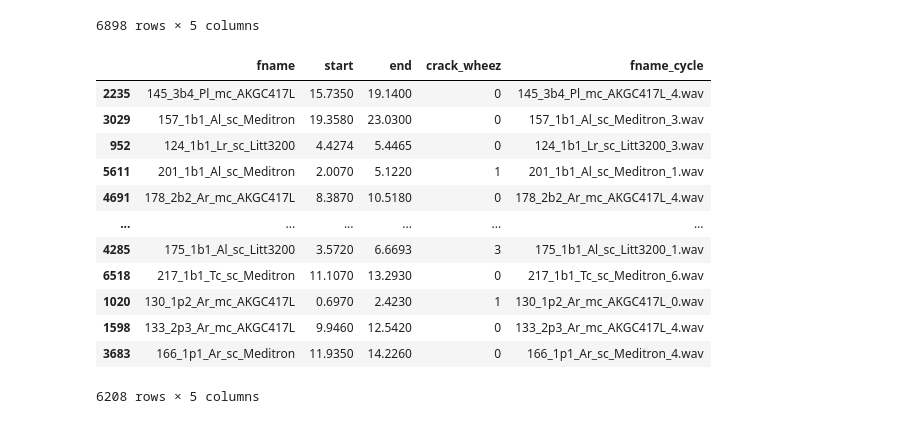
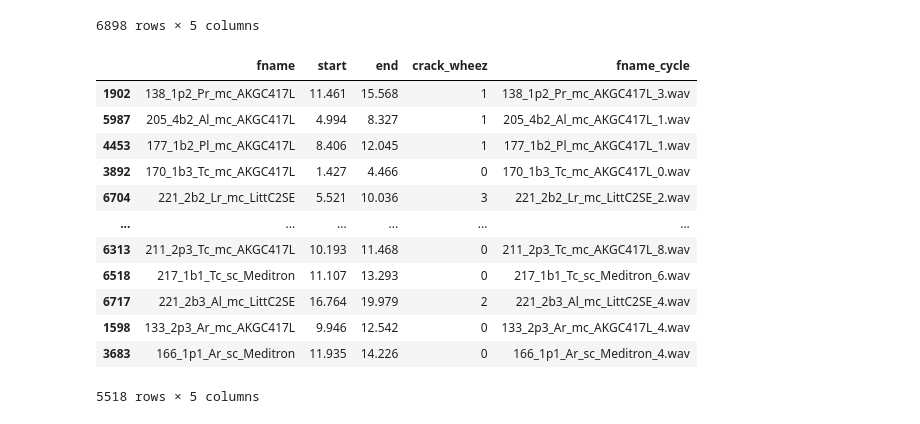
Before and after one commit to priyanshi9692/Adaptive-and-Heuristic-AI-enabled-IoT-Edge-for-high-risk-and-rural-patients, a Jupyter notebook: machinelearning/Respiratory/respiratory_1dconv.ipynb, the cells around one changed output. Drawn from its saved outputs; the diff is of its cells as text; code cells hidden in the pictures.

```diff
--- a/machinelearning/Respiratory/respiratory_1dconv.ipynb
+++ b/machinelearning/Respiratory/respiratory_1dconv.ipynb
@@ -10,5 +17,5 @@ from tensorflow.keras.layers import Conv1D, MaxPooling1D, SeparableConv1D, Dropo
 # %%
-file_data = pd.read_csv('./\Breath_cycles/file_data.csv')
+file_data = pd.read_csv('file_data.csv')
 file_data
 # %% [output]
 |  | fname | start | end | crack_wheez | fname_cycle |
@@ -25,22 +32,22 @@ file_data
 | 6897 | 226_1b1_Pl_sc_LittC2SE | 19.436 | 19.979 | 0 | 226_1b1_Pl_sc_LittC2SE_10.wav |
 6898 rows × 5 columns
 # %%
-train_df, test_df = train_test_split(file_data, test_size=0.1, random_state=42, stratify = file_data['crack_wheez'])
+train_df, test_df = train_test_split(file_data, test_size=0.2, random_state=42, stratify = file_data['crack_wheez'])
 train_df
 # %% [output]
 |  | fname | start | end | crack_wheez | fname_cycle |
-| 2235 | 145_3b4_Pl_mc_AKGC417L | 15.7350 | 19.1400 | 0 | 145_3b4_Pl_mc_AKGC417L_4.wav |
-| 3029 | 157_1b1_Al_sc_Meditron | 19.3580 | 23.0300 | 0 | 157_1b1_Al_sc_Meditron_3.wav |
-| 952 | 124_1b1_Lr_sc_Litt3200 | 4.4274 | 5.4465 | 0 | 124_1b1_Lr_sc_Litt3200_3.wav |
-| 5611 | 201_1b1_Al_sc_Meditron | 2.0070 | 5.1220 | 1 | 201_1b1_Al_sc_Meditron_1.wav |
-| 4691 | 178_2b2_Ar_mc_AKGC417L | 8.3870 | 10.5180 | 0 | 178_2b2_Ar_mc_AKGC417L_4.wav |
+| 1902 | 138_1p2_Pr_mc_AKGC417L | 11.461 | 15.568 | 1 | 138_1p2_Pr_mc_AKGC417L_3.wav |
+| 5987 | 205_4b2_Al_mc_AKGC417L | 4.994 | 8.327 | 1 | 205_4b2_Al_mc_AKGC417L_1.wav |
+| 4453 | 177_1b2_Pl_mc_AKGC417L | 8.406 | 12.045 | 1 | 177_1b2_Pl_mc_AKGC417L_1.wav |
+| 3892 | 170_1b3_Tc_mc_AKGC417L | 1.427 | 4.466 | 0 | 170_1b3_Tc_mc_AKGC417L_0.wav |
+| 6704 | 221_2b2_Lr_mc_LittC2SE | 5.521 | 10.036 | 3 | 221_2b2_Lr_mc_LittC2SE_2.wav |
 | ... | ... | ... | ... | ... | ... |
-| 4285 | 175_1b1_Al_sc_Litt3200 | 3.5720 | 6.6693 | 3 | 175_1b1_Al_sc_Litt3200_1.wav |
-| 6518 | 217_1b1_Tc_sc_Meditron | 11.1070 | 13.2930 | 0 | 217_1b1_Tc_sc_Meditron_6.wav |
-| 1020 | 130_1p2_Ar_mc_AKGC417L | 0.6970 | 2.4230 | 1 | 130_1p2_Ar_mc_AKGC417L_0.wav |
-| 1598 | 133_2p3_Ar_mc_AKGC417L | 9.9460 | 12.5420 | 0 | 133_2p3_Ar_mc_AKGC417L_4.wav |
-| 3683 | 166_1p1_Ar_sc_Meditron | 11.9350 | 14.2260 | 0 | 166_1p1_Ar_sc_Meditron_4.wav |
+| 6313 | 211_2p3_Tc_mc_AKGC417L | 10.193 | 11.468 | 0 | 211_2p3_Tc_mc_AKGC417L_8.wav |
+| 6518 | 217_1b1_Tc_sc_Meditron | 11.107 | 13.293 | 0 | 217_1b1_Tc_sc_Meditron_6.wav |
+| 6717 | 221_2b3_Al_mc_LittC2SE | 16.764 | 19.979 | 2 | 221_2b3_Al_mc_LittC2SE_4.wav |
+| 1598 | 133_2p3_Ar_mc_AKGC417L | 9.946 | 12.542 | 0 | 133_2p3_Ar_mc_AKGC417L_4.wav |
+| 3683 | 166_1p1_Ar_sc_Meditron | 11.935 | 14.226 | 0 | 166_1p1_Ar_sc_Meditron_4.wav |
-6208 rows × 5 columns
+5518 rows × 5 columns
 # %%
 #Reset index
 train_df.reset_index(drop=True, inplace=True)
```
Also changed, not shown: parts of 24 cells of this notebook.
